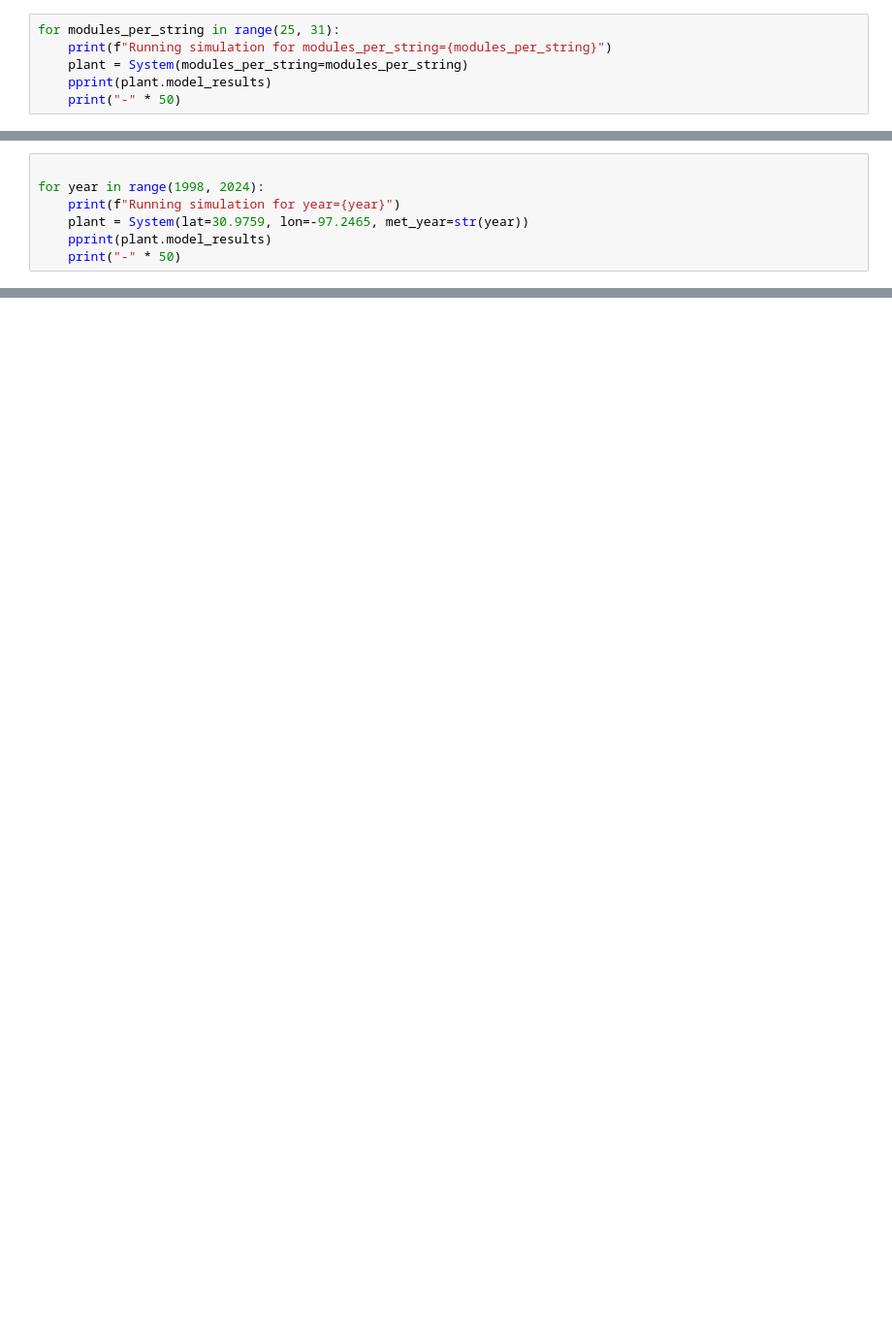
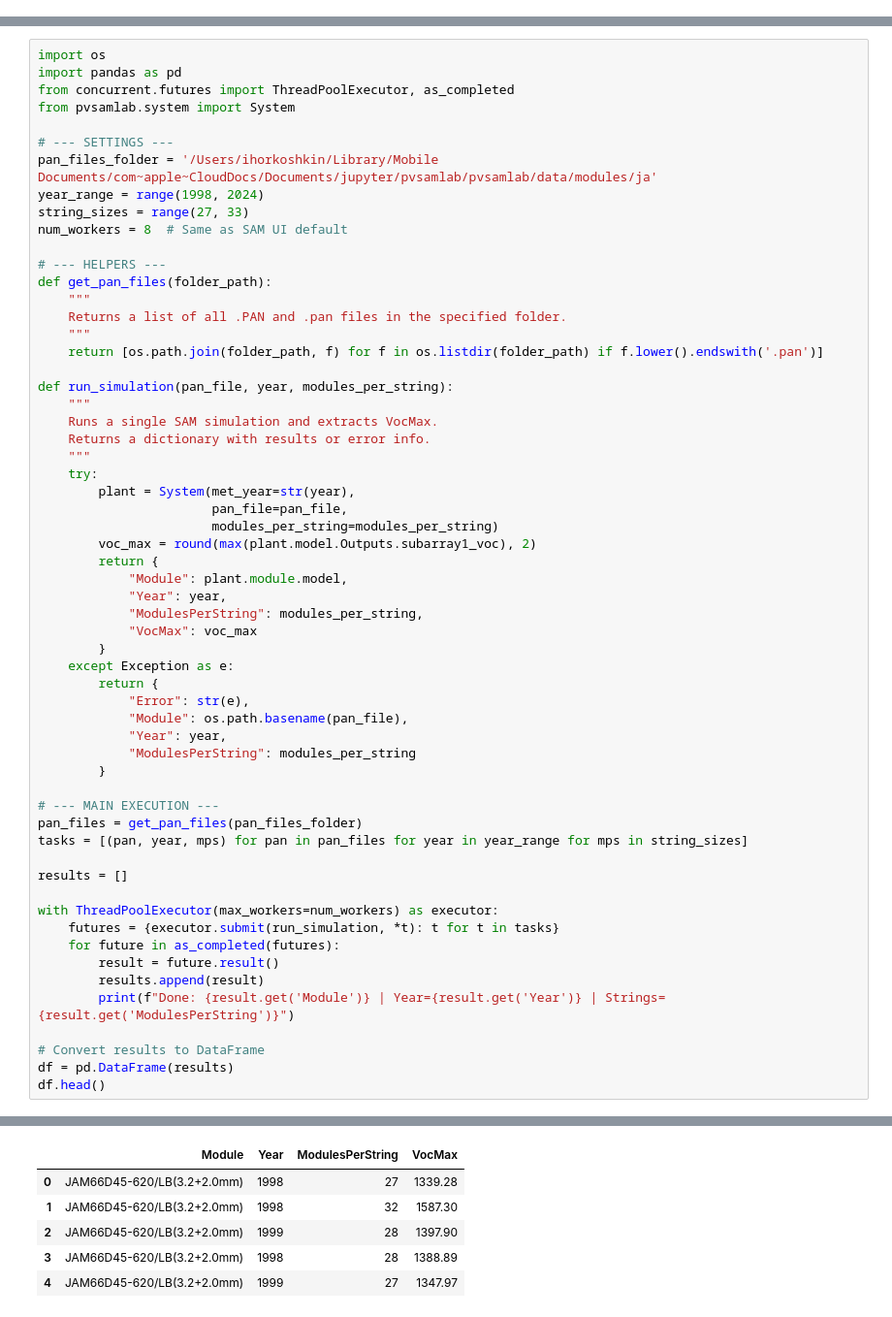
Before and after one commit to ikoshkin/pvsamlab, a Jupyter notebook: examples/sandbox_pvsamlab.ipynb, the cells around one changed output, grey strips where cells are left out. Shown at 97% size. Drawn from its saved outputs; the diff is of its cells as text; blank space fills up the shorter version.

Commit message:
Add paralell simulation run, added string sizing

```diff
--- a/examples/sandbox_pvsamlab.ipynb
+++ b/examples/sandbox_pvsamlab.ipynb
@@ -5,6 +0,0 @@ from pvsamlab.system import System
-# %%
-for modules_per_string in range(25, 31):
-    print(f"Running simulation for modules_per_string={modules_per_string}")
-    plant = System(modules_per_string=modules_per_string)
-    pprint(plant.model_results)
-    print("-" * 50)
@@ -44,7 +0,0 @@ print(chillingham.model_results)
-# %%
-
-for year in range(1998, 2024):
-    print(f"Running simulation for year={year}")
-    plant = System(lat=30.9759, lon=-97.2465, met_year=str(year))
-    pprint(plant.model_results)
-    print("-" * 50)
@@ -72,0 +132,60 @@ Module(manufacturer='Jinko Solar', model='Eagle Bifacial 72M G2 JKM400M-72HL-TV'
+# %%
+import os
+import pandas as pd
+from concurrent.futures import ThreadPoolExecutor, as_completed
+from pvsamlab.system import System
+
+# --- SETTINGS ---
+pan_files_folder = '/Users/ihorkoshkin/Library/Mobile Documents/com~apple~CloudDocs/Documents/jupyter/pvsamlab/pvsamlab/data/modules/ja'
+year_range = range(1998, 2024)
+string_sizes = range(27, 33)
+num_workers = 8  # Same as SAM UI default
+
+# --- HELPERS ---
+def get_pan_files(folder_path):
+    """
+    Returns a list of all .PAN and .pan files in the specified folder.
+    """
+    return [os.path.join(folder_path, f) for f in os.listdir(folder_path) if f.lower().endswith('.pan')]
+
+def run_simulation(pan_file, year, modules_per_string):
+    """
+    Runs a single SAM simulation and extracts VocMax.
+    Returns a dictionary with results or error info.
+    """
+    try:
+        plant = System(met_year=str(year),
+                       pan_file=pan_file,
+                       modules_per_string=modules_per_string)
+        voc_max = round(max(plant.model.Outputs.subarray1_voc), 2)
+        return {
+            "Module": plant.module.model,
+            "Year": year,
+            "ModulesPerString": modules_per_string,
+            "VocMax": voc_max
+        }
+    except Exception as e:
+        return {
+            "Error": str(e),
+            "Module": os.path.basename(pan_file),
+            "Year": year,
+            "ModulesPerString": modules_per_string
+        }
+
+# --- MAIN EXECUTION ---
+pan_files = get_pan_files(pan_files_folder)
+tasks = [(pan, year, mps) for pan in pan_files for year in year_range for mps in string_sizes]
+
+results = []
+
+with ThreadPoolExecutor(max_workers=num_workers) as executor:
+    futures = {executor.submit(run_simulation, *t): t for t in tasks}
+    for future in as_completed(futures):
+        result = future.result()
+        results.append(result)
+        print(f"Done: {result.get('Module')} | Year={result.get('Year')} | Strings={result.get('ModulesPerString')}")
+
+# Convert results to DataFrame
+df = pd.DataFrame(results)
+df.head()
+# %% [output]
@@ -72,0 +209,6 @@ Module(manufacturer='Jinko Solar', model='Eagle Bifacial 72M G2 JKM400M-72HL-TV'
+|  | Module | Year | ModulesPerString | VocMax |
+| 0 | JAM66D45-620/LB(3.2+2.0mm) | 1998 | 27 | 1339.28 |
+| 1 | JAM66D45-620/LB(3.2+2.0mm) | 1998 | 32 | 1587.30 |
+| 2 | JAM66D45-620/LB(3.2+2.0mm) | 1999 | 28 | 1397.90 |
+| 3 | JAM66D45-620/LB(3.2+2.0mm) | 1998 | 28 | 1388.89 |
+| 4 | JAM66D45-620/LB(3.2+2.0mm) | 1999 | 27 | 1347.97 |
```
Also changed, not shown: parts of 11 cells of this notebook, 15 other files.
